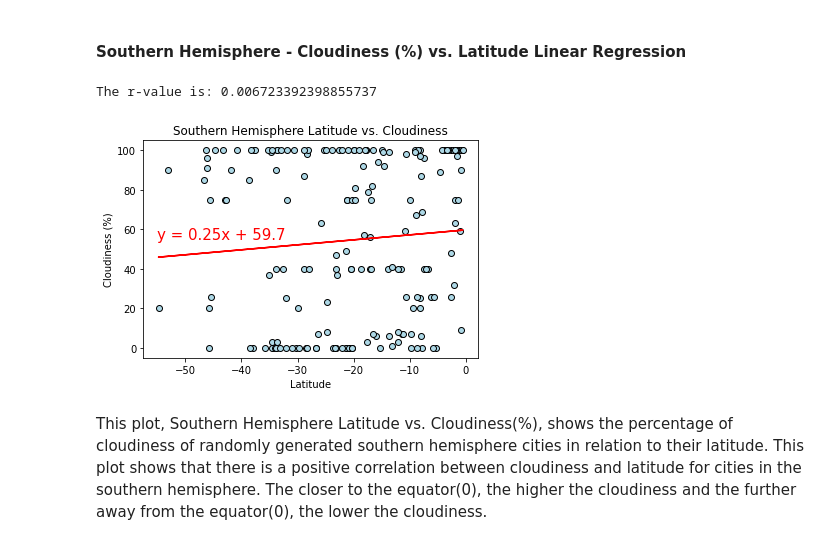
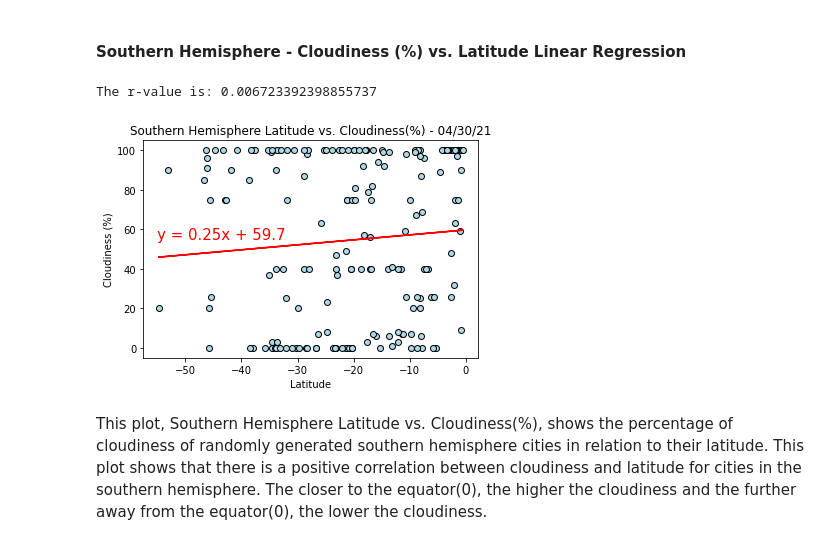
Before and after one commit to jenniecinelli/python-api-challenge, a Jupyter notebook: WeatherPy/WeatherPy.ipynb, the cells around one changed output. Drawn from its saved outputs; the diff is of its cells as text; code cells hidden in the pictures.

```diff
--- a/WeatherPy/WeatherPy.ipynb
+++ b/WeatherPy/WeatherPy.ipynb
@@ -446,35 +446,35 @@ This plot, Northern Hemisphere Latitude vs. Cloudiness(%), shows the percentage
 # %%
 x_values = southern_hemisphere['Lat']
 y_values = southern_hemisphere['Cloudiness']
 
 # Run linear regression
 (slope, intercept, rvalue, pvalue, stderr) = linregress(x_values, y_values)
 regress_values = x_values * slope + intercept
 line_eq = "y = " + str(round(slope,2)) + "x + " + str(round(intercept,2))
 
 # Plot scatter plot
 plt.scatter(x_values,y_values, facecolors="lightblue", edgecolors="black")
 
 # Plot regression line
 plt.plot(x_values,regress_values,"r-")
 plt.annotate(line_eq,(-55,55),fontsize=15,color="red")
 
 #titles
-plt.title('Southern Hemisphere Latitude vs. Cloudiness')
+plt.title('Southern Hemisphere Latitude vs. Cloudiness(%) - 04/30/21')
 plt.xlabel('Latitude')
 plt.ylabel('Cloudiness (%)')
 
 # Print r value
 print(f"The r-value is: {rvalue**2}")
 
 #save png
 plt.savefig('Output/Southern Latitude vs. Cloudiness.png')
 
 #show
 plt.show()
 # %% [output]
 The r-value is: 0.006723392398855737
-[figure, old version]
+[figure, new version]
 # %% [markdown]
 This plot, Southern Hemisphere Latitude vs. Cloudiness(%), shows the percentage of cloudiness of randomly generated southern hemisphere cities in relation to their latitude. This plot shows that there is a positive correlation between cloudiness and latitude for cities in the southern hemisphere. The closer to the equator(0), the higher the cloudiness and the further away from the equator(0), the lower the cloudiness.
 # %% [markdown]
```
Also changed, not shown: parts of 5 cells of this notebook, 4 other files.
